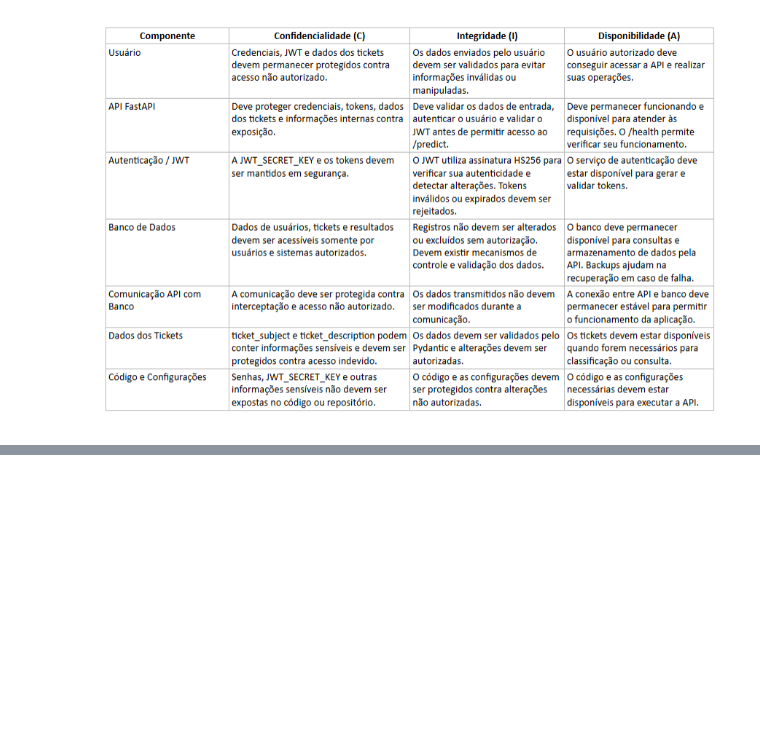
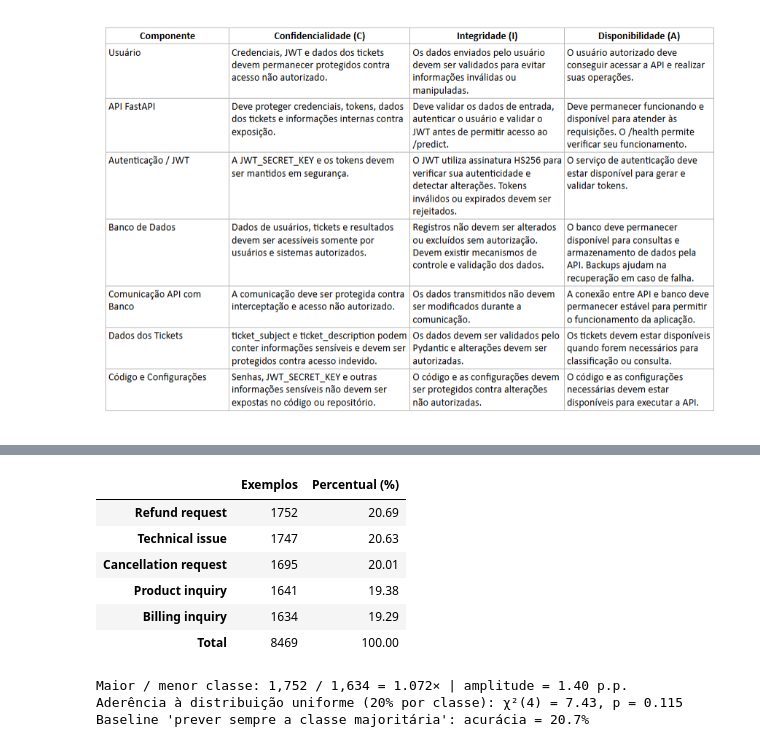
Before and after one commit to renefranciscofs/diego_rene_yuri_william, a Jupyter notebook: eda/eda.ipynb, the cells around one changed output, grey strips where cells are left out. Saved outputs shown, nothing was run; the diff lists cells and outputs as text; code cells hidden in the pictures; blank space fills up the shorter version.

```diff
--- a/eda/eda.ipynb
+++ b/eda/eda.ipynb
@@ -1303,0 +1388,29 @@ sintética do dataset (Seção 3) e muda a estratégia de modelagem:
+# %%
+# 12.2 Quantidade e percentual de exemplos por classe
+from scipy import stats
+
+dist = y.value_counts().rename("Exemplos").to_frame()
+dist["Percentual (%)"] = (100 * dist["Exemplos"] / dist["Exemplos"].sum()).round(2)
+dist.index.name = "Classe (intenção)"
+
+tabela = pd.concat([dist, pd.DataFrame({"Exemplos": [dist["Exemplos"].sum()],
+                                        "Percentual (%)": [100.0]}, index=["Total"])])
+display(tabela)
+
+maior, menor = dist["Exemplos"].max(), dist["Exemplos"].min()
+chi2, p_unif = stats.chisquare(dist["Exemplos"])  # H0: as 5 classes têm 20% cada
+print(f"Maior / menor classe: {maior:,} / {menor:,} = {maior / menor:.3f}× | "
+      f"amplitude = {dist['Percentual (%)'].max() - dist['Percentual (%)'].min():.2f} p.p.")
+print(f"Aderência à distribuição uniforme (20% por classe): χ²({len(dist) - 1}) = {chi2:.2f}, p = {p_unif:.3f}")
+print(f"Baseline 'prever sempre a classe majoritária': acurácia = {maior / dist['Exemplos'].sum():.1%}")
+# %% [output]
+|  | Exemplos | Percentual (%) |
+| Refund request | 1752 | 20.69 |
+| Technical issue | 1747 | 20.63 |
+| Cancellation request | 1695 | 20.01 |
+| Product inquiry | 1641 | 19.38 |
+| Billing inquiry | 1634 | 19.29 |
+| Total | 8469 | 100.00 |
+Maior / menor classe: 1,752 / 1,634 = 1.072× | amplitude = 1.40 p.p.
+Aderência à distribuição uniforme (20% por classe): χ²(4) = 7.43, p = 0.115
+Baseline 'prever sempre a classe majoritária': acurácia = 20.7%
```
Also changed, not shown: parts of 8 cells of this notebook, 1 other file.
